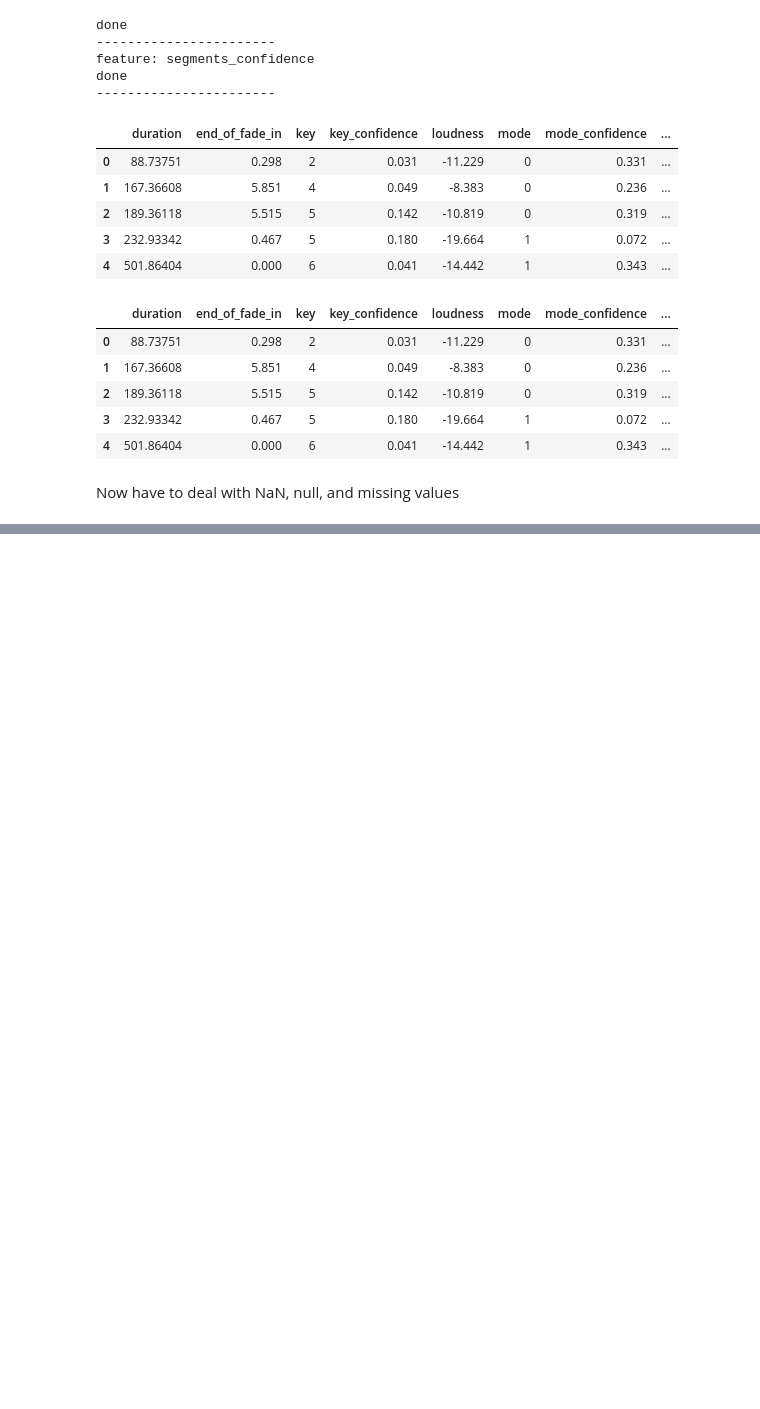
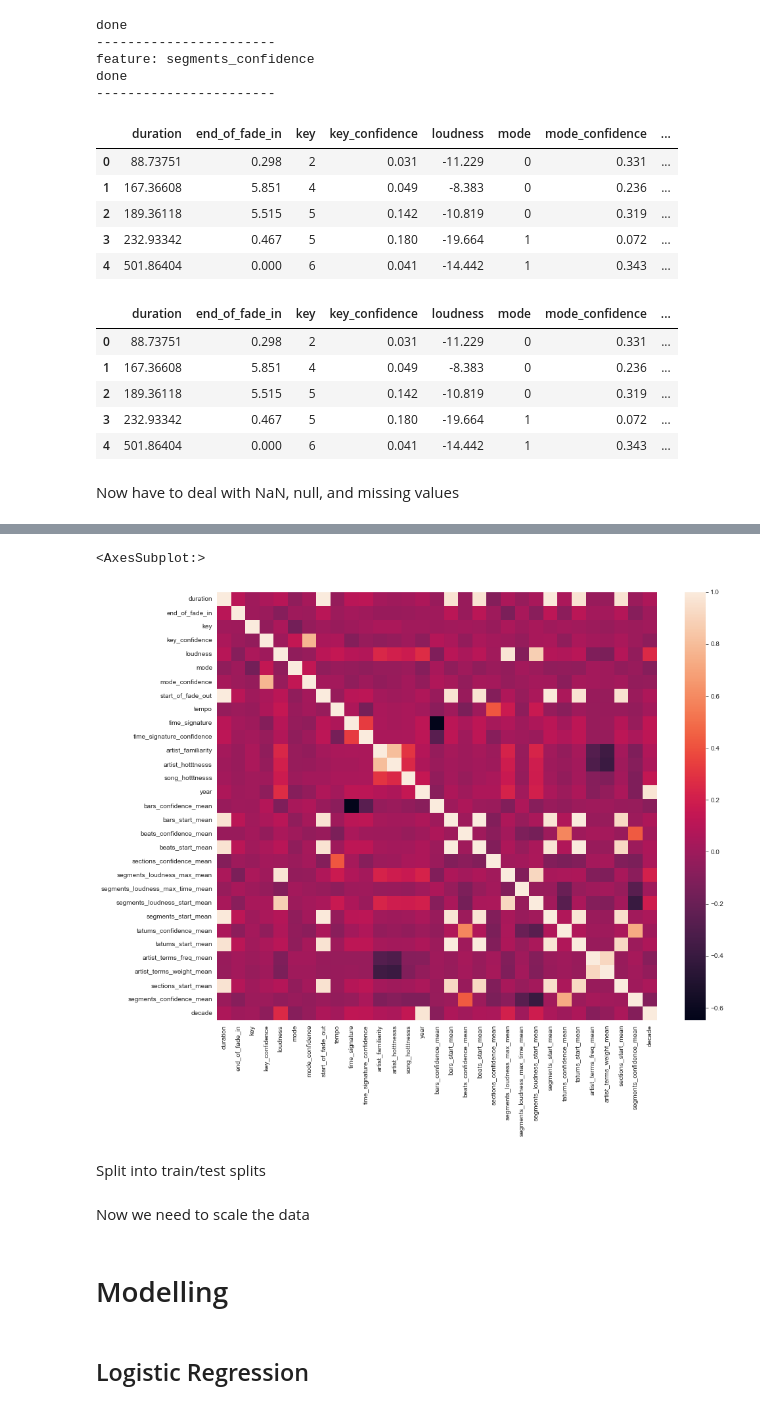
Before and after one commit to seankim658/Million-Song-Data-Analysis, a Jupyter notebook: Million Song Dataset Analysis.ipynb, the cells around one changed output, grey strips where cells are left out. Drawn from its saved outputs; the diff is of its cells as text; code cells hidden in the pictures; blank space fills up the shorter version.

Commit message:
started modeling

```diff
--- a/Million Song Dataset Analysis.ipynb
+++ b/Million Song Dataset Analysis.ipynb
@@ -541,7 +545,8 @@ valid_coordinates_geodf.plot(ax = ax, markersize = 20, color = 'red')
 First we need to deal with data fields that are arrays. To convert these into single term features we are going to take the average of the lists.
 # %%
 # first drop the columns that will not be included as features for modelling (this includes any feature that are not relevant (i.e. title) and any fields that only include one value (i.e. analysis_sample_rate is always 22050 and danceability is always 0))
-modelDf = full_query_df.drop(['track_id', 'song_id', 'title', 'track_7digitalid', 'analysis_sample_rate', 'audio_md5', 'danceability', 'energy', 'similar_artists', 'artist_7digitalid', 'artist_id', 'artist_mbid', 'artist_name', 'genre', 'release', 'release_7digitalid', 'artist_mbtags', 'artist_mbtags_count', 'segments_timbre', 'segments_pitches', 'artist_terms', 'artist_playmeid'], axis = 1)
+# artist coordinates (lat/long and location) are dropped because a majority of the records does not have locaiton values and we have no good way to fill those values for the NaN entries
+modelDf = full_query_df.drop(['track_id', 'song_id', 'title', 'track_7digitalid', 'analysis_sample_rate', 'audio_md5', 'danceability', 'energy', 'similar_artists', 'artist_7digitalid', 'artist_id', 'artist_mbid', 'artist_name', 'genre', 'release', 'release_7digitalid', 'artist_mbtags', 'artist_mbtags_count', 'segments_timbre', 'segments_pitches', 'artist_terms', 'artist_playmeid', 'artist_latitude', 'artist_longitude', 'artist_location'], axis = 1)
 modelDf.head()
 # %% [output]
 |  | duration | end_of_fade_in | key | key_confidence | loudness | mode | mode_confidence | ... |
@@ -552,6 +557,10 @@ modelDf.head()
 | 4 | 501.86404 | 0.000 | 6 | 0.041 | -14.442 | 1 | 0.343 | ... |
 # %%
 def convert_to_list(row):
+    '''custom apply function for pandas dataframe
+
+    converts dataframe field that is in a string set format '{ . . .}' into a list format [ . . . ]
+    '''
     return list(ast.literal_eval(row))
 
 def average_feature(feature):
@@ -644,0 +710,4 @@ Now have to deal with NaN, null, and missing values
+# %%
+# get records with valid year values
+data = modelDf[modelDf['year'] != 0]
+data.head()
@@ -644,0 +721,26 @@ Now have to deal with NaN, null, and missing values
+# %%
+def get_decade(year):
+    '''returns decade the song is from
+    '''
+    if year >= 1920 and year < 1930:
+        return 1920
+    elif year >= 1930 and year < 1940:
+        return 1930
+    elif year >= 1940 and year < 1950:
+        return 1940
+    elif year >= 1950 and year < 1960:
+        return 1950
+    elif year >= 1960 and year < 1970:
+        return 1960
+    elif year >= 1970 and year < 1980:
+        return 1970
+    elif year >= 1980 and year < 1990:
+        return 1980
+    elif year >= 1990 and year < 2000:
+        return 1990
+    elif year >= 2000 and year <= 2010:
+        return 2000
+
+# going to predict which decade a song was released in so need to create a new column called decade
+data['decade'] = data['year'].apply(get_decade)
+data.head()
@@ -644,0 +759,9 @@ Now have to deal with NaN, null, and missing values
+# %%
+# correlation heatmap to check linear correlation between features (target feature is year)
+plt.figure(figsize = (15, 12))
+sns.heatmap(data.corr())
+# %% [output]
+<AxesSubplot:>
+[figure, added]
+# %% [markdown]
+Split into train/test splits
@@ -644,0 +774,6 @@ Now have to deal with NaN, null, and missing values
+# %% [markdown]
+Now we need to scale the data
+# %% [markdown]
+# Modelling
+# %% [markdown]
+## Logistic Regression
```
Also changed, not shown: parts of 9 cells of this notebook.
